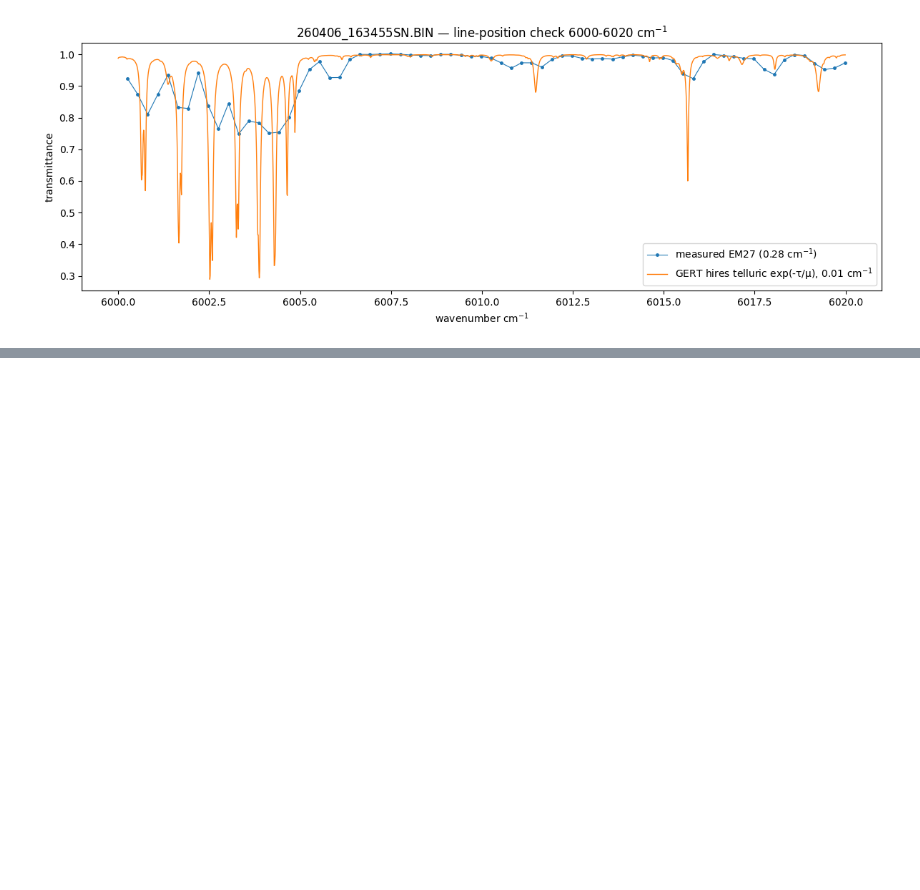
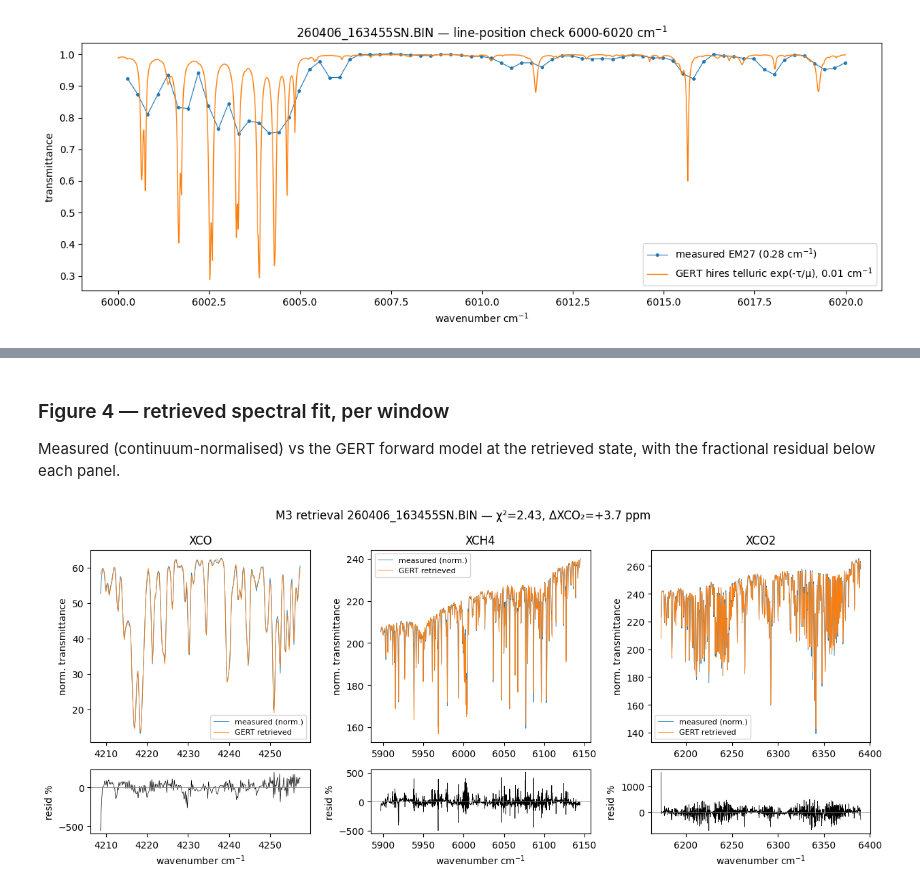
Before and after one commit to erselab/em27, a Jupyter notebook: notebooks/em27_realdata.ipynb, the cells around one changed output, grey strips where cells are left out. Saved outputs shown, nothing was run; the diff lists cells and outputs as text; code cells hidden in the pictures; blank space fills up the shorter version.

```diff
--- a/notebooks/em27_realdata.ipynb
+++ b/notebooks/em27_realdata.ipynb
@@ -223,0 +373,27 @@ plt.show()
+# %% [markdown]
+### Figure 4 — retrieved spectral fit, per window
+
+Measured (continuum-normalised) vs the GERT forward model at the retrieved
+state, with the fractional residual below each panel.
+# %%
+yret = result.y_ret
+fig, axes = plt.subplots(2, n_w, figsize=(4.2 * n_w, 5.5),
+                         gridspec_kw={"height_ratios": [3, 1]}, squeeze=False)
+off = 0
+for j, w in enumerate(inst_m3.windows):
+    n = w.n_channels; wn = w.wn_instrument
+    yom = y_obs[off:off + n][::-1]; yrm = yret[off:off + n][::-1]; off += n
+    axes[0, j].plot(wn, yom, lw=0.6, label="measured (norm.)")
+    axes[0, j].plot(wn, yrm, lw=0.6, label="GERT retrieved")
+    axes[0, j].set_title(w.label); axes[0, j].set_ylabel("norm. transmittance")
+    axes[0, j].legend(fontsize=8)
+    axes[1, j].plot(wn, (yom - yrm) * 100, lw=0.5, color="k")
+    axes[1, j].axhline(0, color="grey", lw=0.5)
+    axes[1, j].set_ylabel("resid %"); axes[1, j].set_xlabel("wavenumber cm$^{-1}$")
+fig.suptitle(f"M3 retrieval {PICK} — \u03c7\u00b2={result.chisq_reduced:.2f}, "
+             f"\u0394XCO\u2082={xco2_ret-float(row['XCO2']):+.1f} ppm")
+fig.tight_layout()
+fig.savefig(FIGS / "em27_m3_retrieval.png", dpi=120)
+plt.show()
+# %% [output]
+[figure, added]
```
Also changed, not shown: parts of 17 cells of this notebook, 7 other files.
